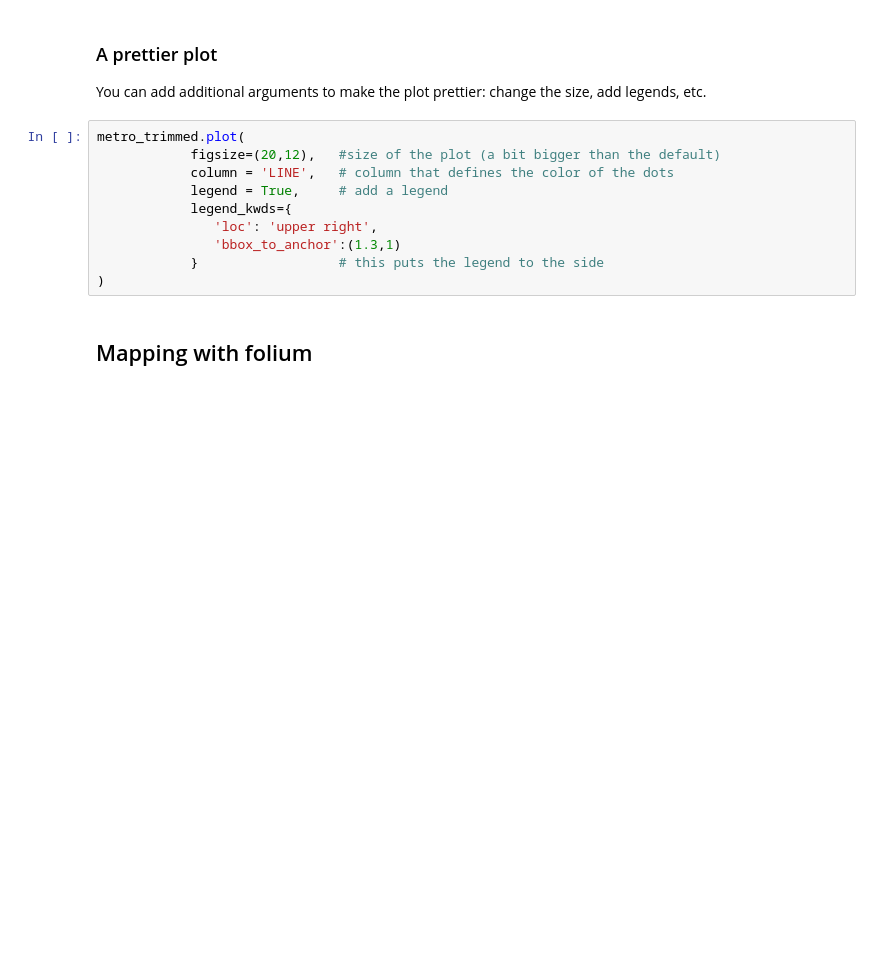
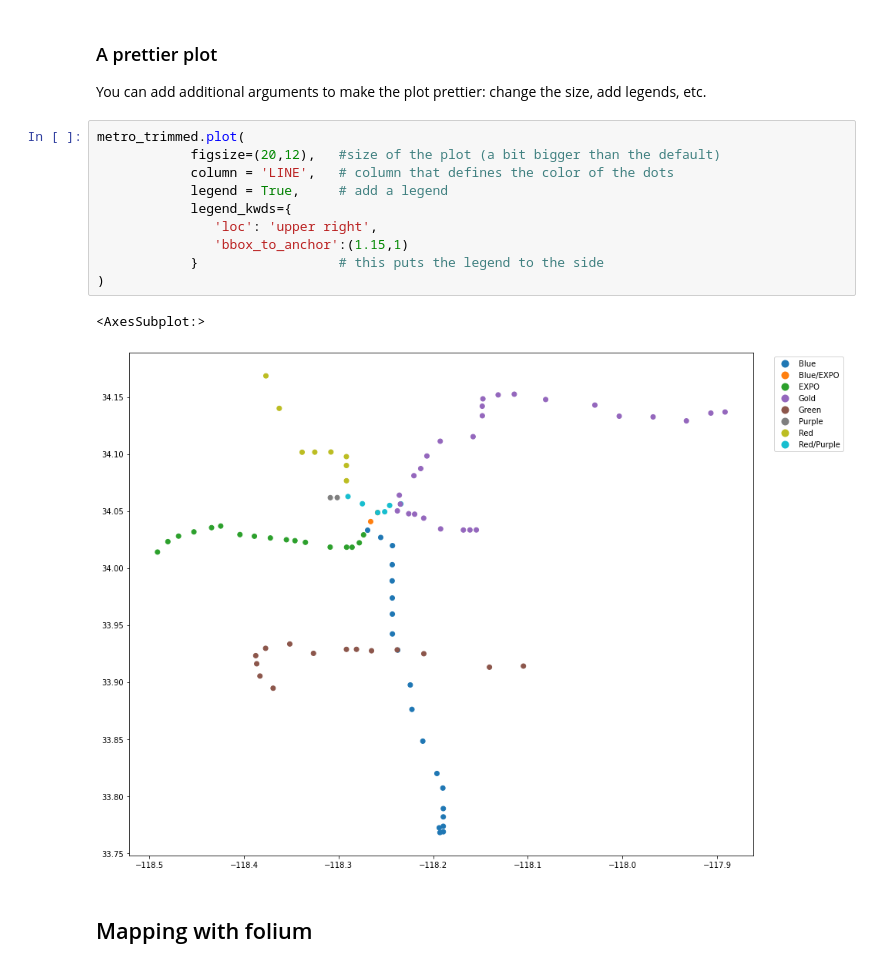
Before and after one commit to yohman/22W-UP206A, a Jupyter notebook: Weeks/Week02/W202-PythonandMetro.ipynb, the cells around one changed output. Saved outputs shown, nothing was run; the diff lists cells and outputs as text; blank space fills up the shorter version.

```diff
--- a/Weeks/Week02/W202-PythonandMetro.ipynb
+++ b/Weeks/Week02/W202-PythonandMetro.ipynb
@@ -218,13 +498,16 @@ You can add additional arguments to make the plot prettier: change the size, add
 # %%
 metro_trimmed.plot(
             figsize=(20,12),   #size of the plot (a bit bigger than the default)
             column = 'LINE',   # column that defines the color of the dots
             legend = True,     # add a legend
             legend_kwds={
                'loc': 'upper right',
-               'bbox_to_anchor':(1.3,1)
+               'bbox_to_anchor':(1.15,1)
             }                  # this puts the legend to the side
 )
+# %% [output]
+<AxesSubplot:>
+[figure, added]
 # %% [markdown]
 ## Mapping with folium
 # %% [markdown]
```
Also changed, not shown: parts of 36 cells of this notebook.
